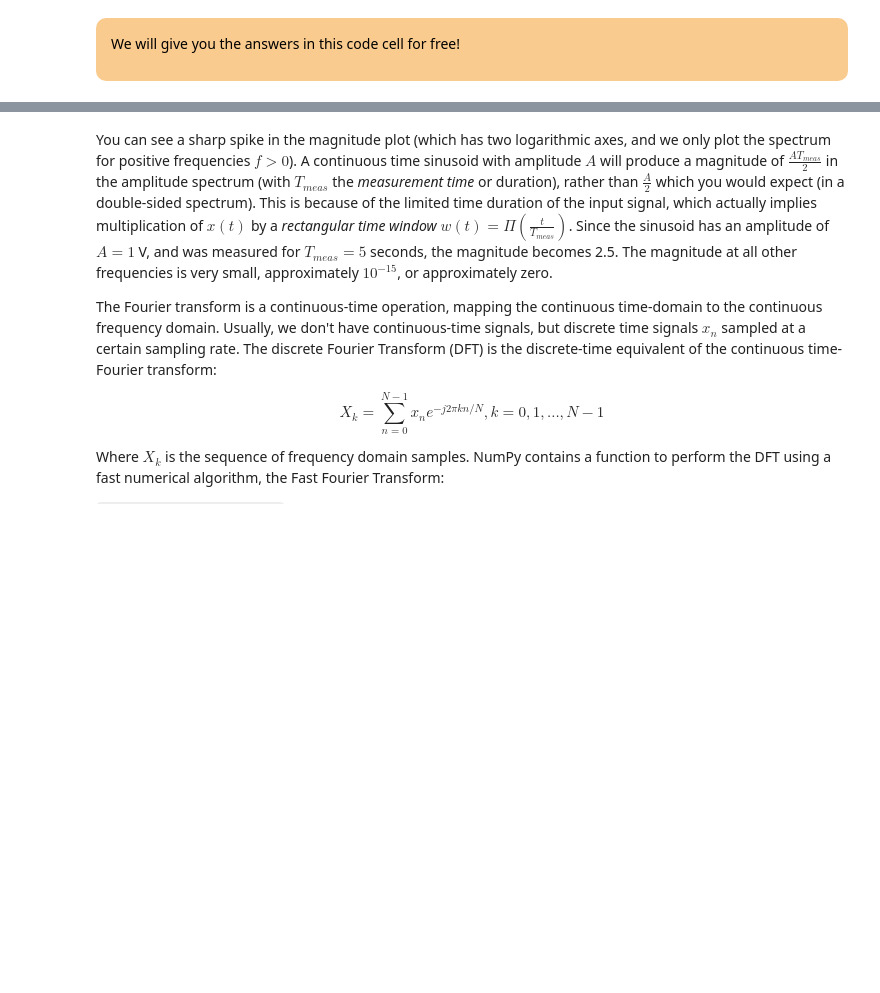
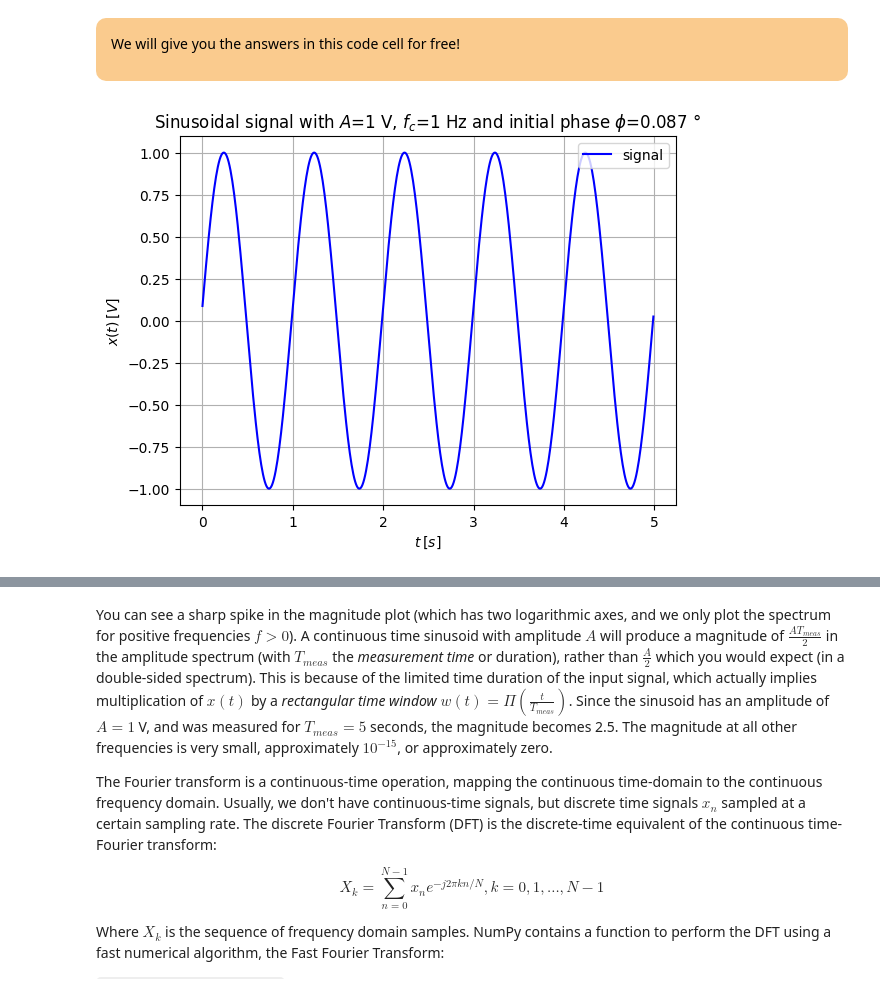
Before and after one commit to TUDelft-MUDE/2024-files, a Jupyter notebook: content/GA_2_3/Analysis.ipynb, the cells around one changed output, grey strips where cells are left out. Saved outputs shown, nothing was run; the diff lists cells and outputs as text; code cells hidden in the pictures; blank space fills up the shorter version.

```diff
--- a/content/GA_2_3/Analysis.ipynb
+++ b/content/GA_2_3/Analysis.ipynb
@@ -76,20 +116,22 @@ import matplotlib.pyplot as plt
 # %%
 T_meas = 5
 f_s = 100 #sampling rate [Hz]
 
 t_vec = np.arange(0, T_meas, 1 / f_s) # ends at 4.99, length 500 according to the sample-and-hold convention
 
 A = 1
 f_c = 1
 phi = 5 * np.pi / 180
 x = A * np.sin(2 * np.pi * f_c * t_vec + phi)
 
 plt.plot(t_vec, x, color='b', label='signal')
-plt.xlabel('$t \: [s]$')
-plt.ylabel('$x(t) \: [V]$')
+plt.xlabel(r'$t \: [s]$')
+plt.ylabel(r'$x(t) \: [V]$')
 plt.legend(loc='upper right')
 plt.title(fr'Sinusoidal signal with $A$={A} V, $f_c$={f_c} Hz and initial phase $\phi$={phi:.3f} °')
 plt.grid()
+# %% [output]
+[figure, added]
 # %% [markdown]
 ### The Discrete Fourier Transform (chapter 5)
 
```
Also changed, not shown: parts of 1 cell of this notebook.
